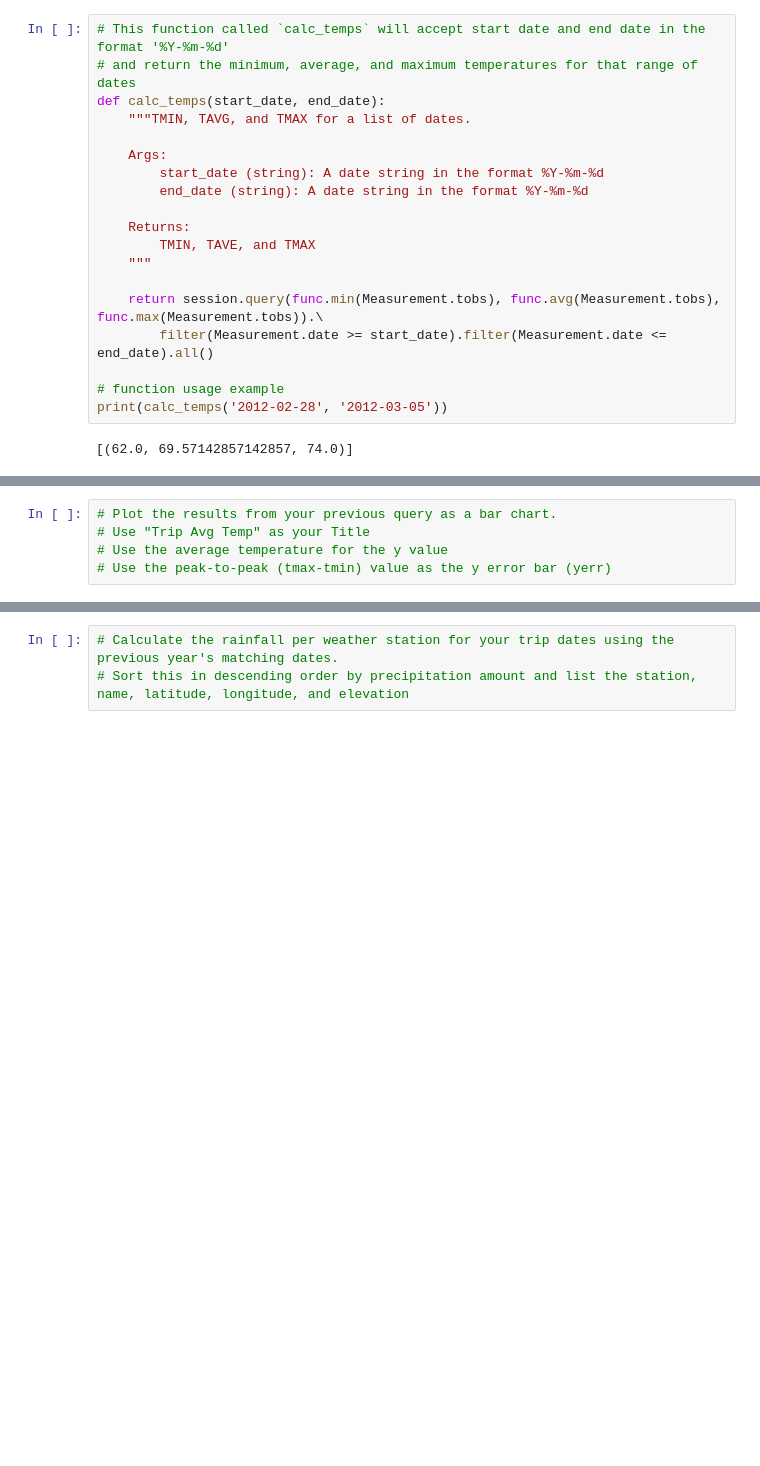
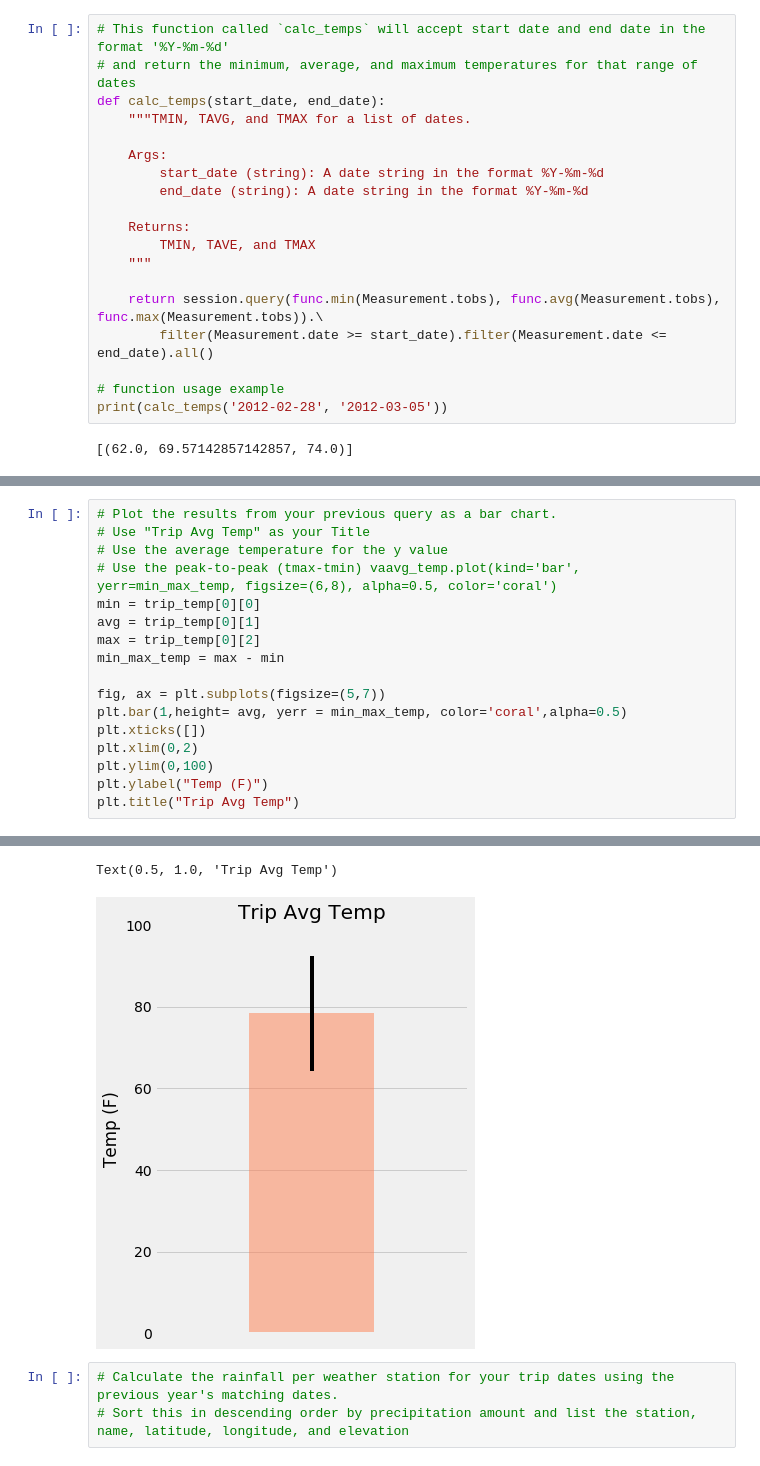
Before and after one commit to dxvo/MYSQL2, a Jupyter notebook: climate_starter.ipynb, the cells around one changed output, grey strips where cells are left out. Saved outputs shown, nothing was run; the diff lists cells and outputs as text; blank space fills up the shorter version.

```diff
--- a/climate_starter.ipynb
+++ b/climate_starter.ipynb
@@ -206,5 +209,17 @@ print(calc_temps('2012-02-28', '2012-03-05'))
 # Plot the results from your previous query as a bar chart.
 # Use "Trip Avg Temp" as your Title
 # Use the average temperature for the y value
-# Use the peak-to-peak (tmax-tmin) value as the y error bar (yerr)
+# Use the peak-to-peak (tmax-tmin) vaavg_temp.plot(kind='bar', yerr=min_max_temp, figsize=(6,8), alpha=0.5, color='coral')
+min = trip_temp[0][0]
+avg = trip_temp[0][1]
+max = trip_temp[0][2]
+min_max_temp = max - min
+
+fig, ax = plt.subplots(figsize=(5,7))
+plt.bar(1,height= avg, yerr = min_max_temp, color='coral',alpha=0.5)
+plt.xticks([])
+plt.xlim(0,2)
+plt.ylim(0,100)
+plt.ylabel("Temp (F)")
+plt.title("Trip Avg Temp")
 # %% [output]
@@ -213,3 +226,5 @@ print(calc_temps('2012-02-28', '2012-03-05'))
+Text(0.5, 1.0, 'Trip Avg Temp')
+[figure, added]
 # %%
 # Calculate the rainfall per weather station for your trip dates using the previous year's matching dates.
 # Sort this in descending order by precipitation amount and list the station, name, latitude, longitude, and elevation
```
Also changed, not shown: parts of 3 cells of this notebook.
